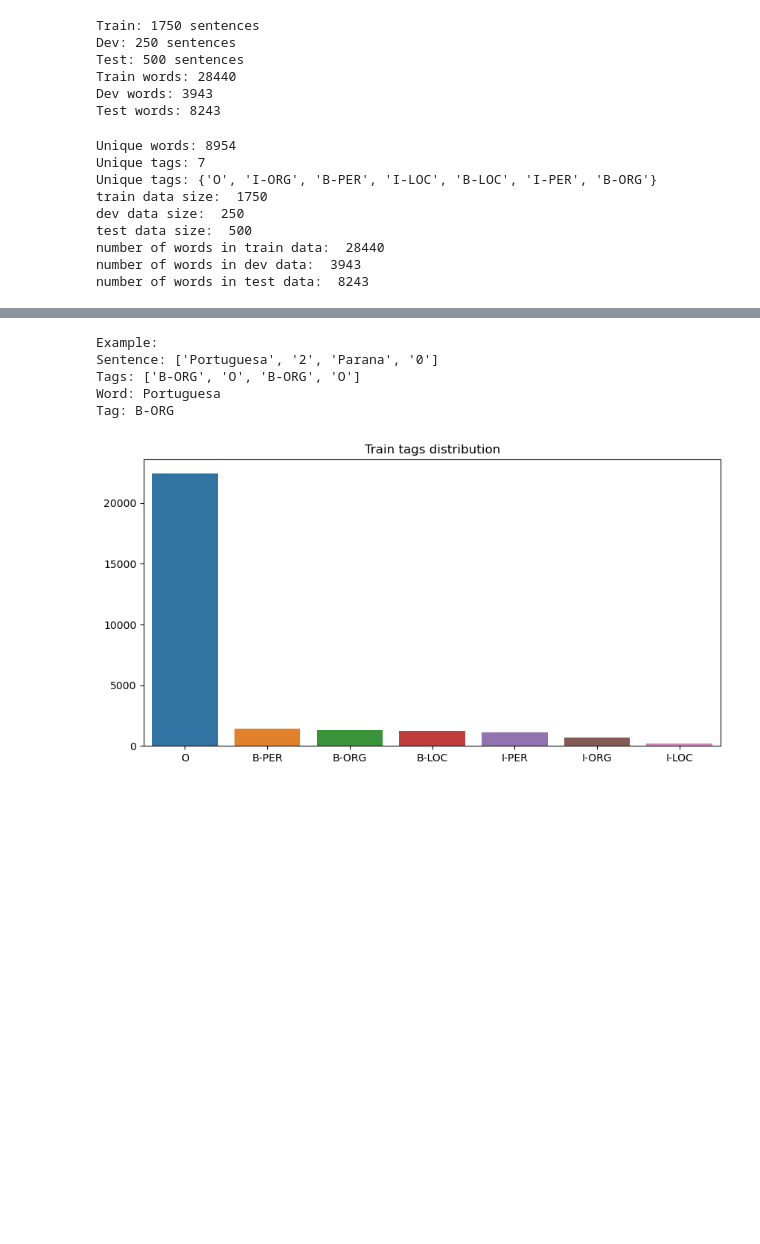
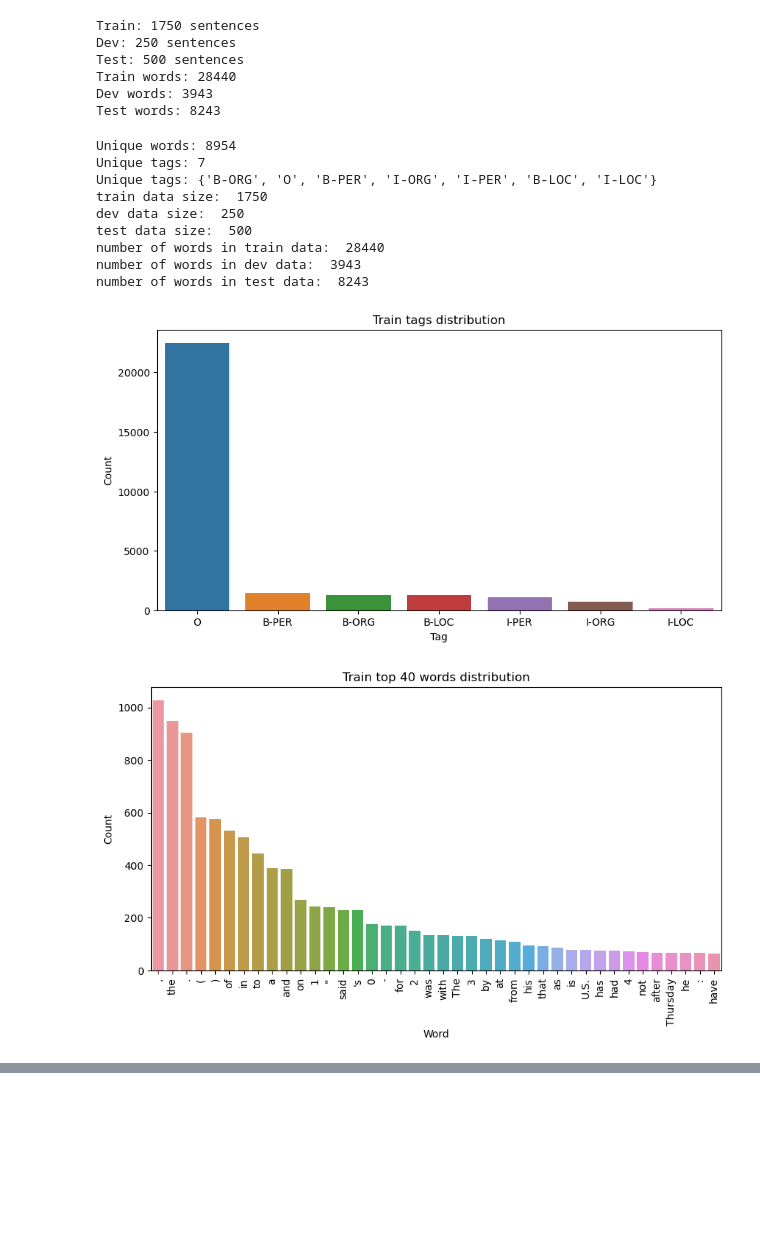
Before and after one commit to Lior-Baruch/NLP, a Jupyter notebook: HW3/Assignment_3_NER.ipynb, the cells around one changed output, grey strips where cells are left out. Saved outputs shown, nothing was run; the diff lists cells and outputs as text; code cells hidden in the pictures; blank space fills up the shorter version.

```diff
--- a/HW3/Assignment_3_NER.ipynb
+++ b/HW3/Assignment_3_NER.ipynb
@@ -220,31 +204,58 @@ dev_tags = [tag for sentence in dev_data for tag in sentence[1]]
 # test
 test_words = [word for sentence in test_data for word in sentence[0]]
 test_tags = [tag for sentence in test_data for tag in sentence[1]]
 
 # all
 all_words = train_words + dev_words + test_words
 all_tags = train_tags + dev_tags + test_tags
 
 # unique
 unique_words = set(all_words)
 unique_tags = set(all_tags)
 
 print(f'Unique words: {len(unique_words)}')
 print(f'Unique tags: {len(unique_tags)}')
 print(f'Unique tags: {unique_tags}')
 print("train data size: ", len(train_data))
 print("dev data size: ", len(dev_data))
 print("test data size: ", len(test_data))
 print("number of words in train data: ", len(train_words))
 print("number of words in dev data: ", len(dev_words))
 print("number of words in test data: ", len(test_words))
+
+# plot tags
+plt.figure(figsize=(10, 5))
+sns.barplot(x=train_tags_count.index, y=train_tags_count.values)
+plt.title('Train tags distribution')
+plt.xlabel('Tag')
+plt.ylabel('Count')
+plt.show()
+
+# plot top 40 words
+plt.figure(figsize=(10, 5))
+sns.barplot(x=pd.Series(train_words).value_counts().index[:40], y=pd.Series(train_words).value_counts().values[:40])
+plt.title('Train top 40 words distribution')
+plt.xticks(rotation=90)
+plt.xlabel('Word')
+plt.ylabel('Count')
+plt.show()
+
+# plot sentence length
+plt.figure(figsize=(10, 5))
+sns.distplot([len(sentence[0]) for sentence in train_data], kde=False)
+plt.title('Train sentence length distribution')
+plt.xlabel('Sentence length')
+plt.ylabel('Count')
+plt.show()
 # %% [output]
 Unique words: 8954
 Unique tags: 7
-Unique tags: {'O', 'I-ORG', 'B-PER', 'I-LOC', 'B-LOC', 'I-PER', 'B-ORG'}
+Unique tags: {'B-ORG', 'O', 'B-PER', 'I-ORG', 'I-PER', 'B-LOC', 'I-LOC'}
 train data size:  1750
 dev data size:  250
 test data size:  500
 number of words in train data:  28440
 number of words in dev data:  3943
 number of words in test data:  8243
+[figure, added]
+[figure, added]
@@ -251,24 +263,3 @@ number of words in test data:  8243
-# %%
-# print examples
-print('Example:')
-print('Sentence:', train_data[0][0])
-print('Tags:', train_data[0][1])
-print('Word:', train_words[0])
-print('Tag:', train_tags[0])
-# %% [output]
-Example:
-Sentence: ['Portuguesa', '2', 'Parana', '0']
-Tags: ['B-ORG', 'O', 'B-ORG', 'O']
-Word: Portuguesa
-Tag: B-ORG
-# %%
-# plot tags
-plt.figure(figsize=(10, 5))
-sns.barplot(x=train_tags_count.index, y=train_tags_count.values)
-plt.title('Train tags distribution')
-plt.show()
-# %% [output]
-[figure, removed]
 # %% [markdown]
 <br><br><br><br><br><br>
 # %% [markdown]
```
Also changed, not shown: parts of 33 cells of this notebook, 3 other files.
